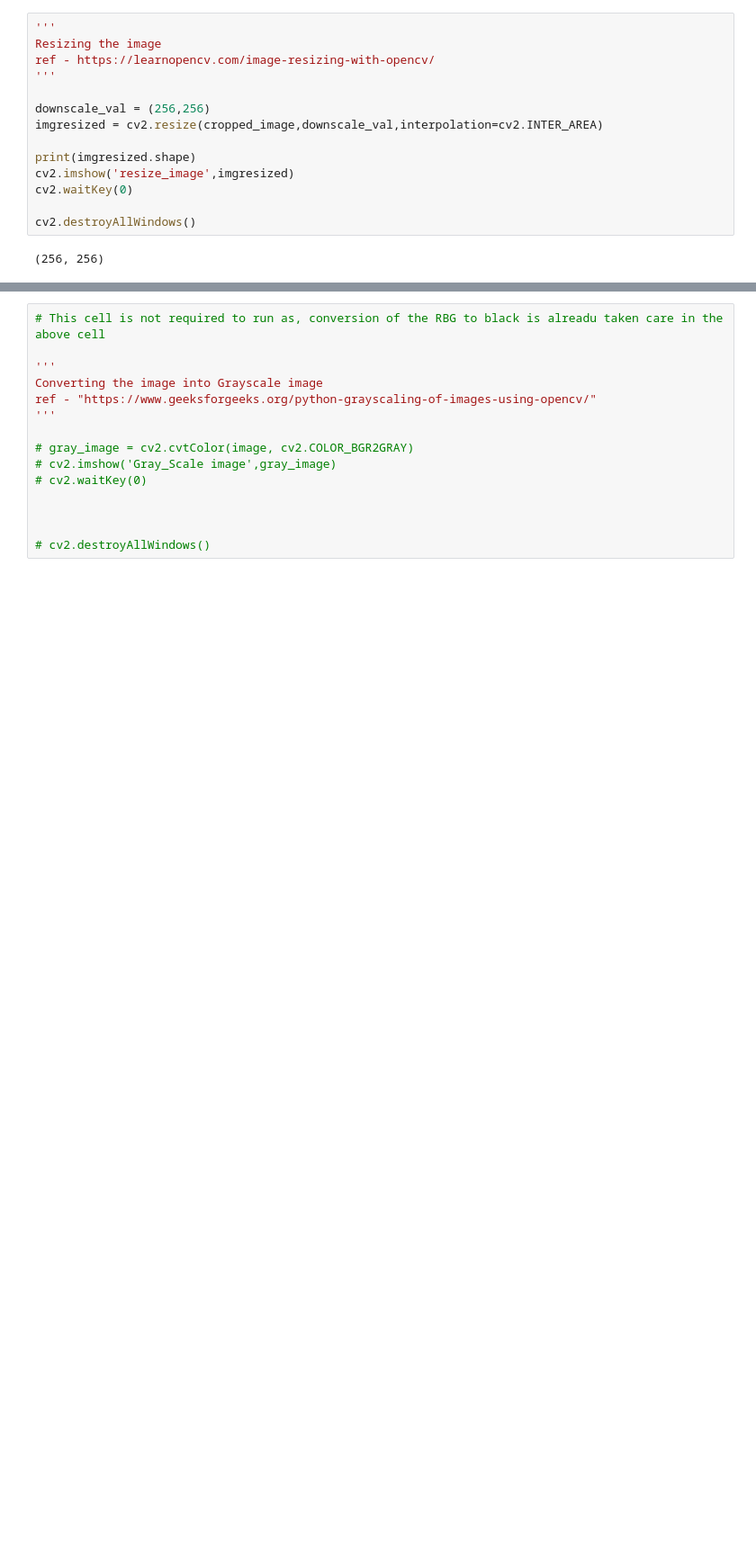
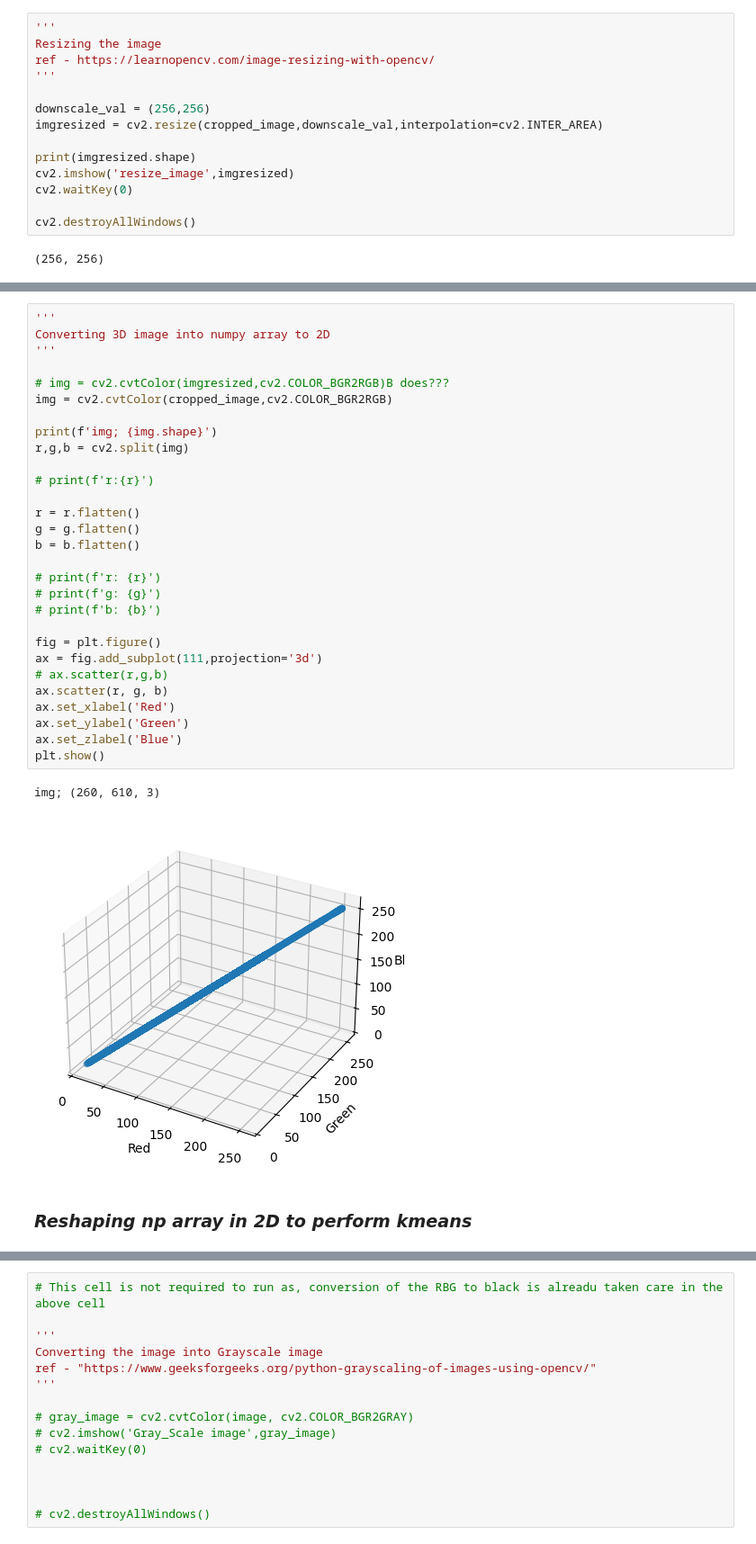
Before and after one commit to Akhilan-xd/Empty_-_Detection_ML, a Jupyter notebook: src/empty.ipynb, the cells around one changed output, grey strips where cells are left out. Shown at 90% size. Saved outputs shown, nothing was run; the diff lists cells and outputs as text; blank space fills up the shorter version.

```diff
--- a/src/empty.ipynb
+++ b/src/empty.ipynb
@@ -58,0 +73,34 @@ cv2.destroyAllWindows()
+# %%
+'''
+Converting 3D image into numpy array to 2D
+'''
+
+# img = cv2.cvtColor(imgresized,cv2.COLOR_BGR2RGB)B does???
+img = cv2.cvtColor(cropped_image,cv2.COLOR_BGR2RGB)
+
+print(f'img; {img.shape}')
+r,g,b = cv2.split(img)
+
+# print(f'r:{r}')
+
+r = r.flatten()
+g = g.flatten()
+b = b.flatten()
+
+# print(f'r: {r}')
+# print(f'g: {g}')
+# print(f'b: {b}')
+
+fig = plt.figure()
+ax = fig.add_subplot(111,projection='3d')
+# ax.scatter(r,g,b)
+ax.scatter(r, g, b)
+ax.set_xlabel('Red')
+ax.set_ylabel('Green')
+ax.set_zlabel('Blue')
+plt.show()
+# %% [output]
+img; (260, 610, 3)
+[figure, added]
+# %% [markdown]
+### _Reshaping np array in 2D to perform kmeans_
```
Also changed, not shown: parts of 8 cells of this notebook, 1 other file.
